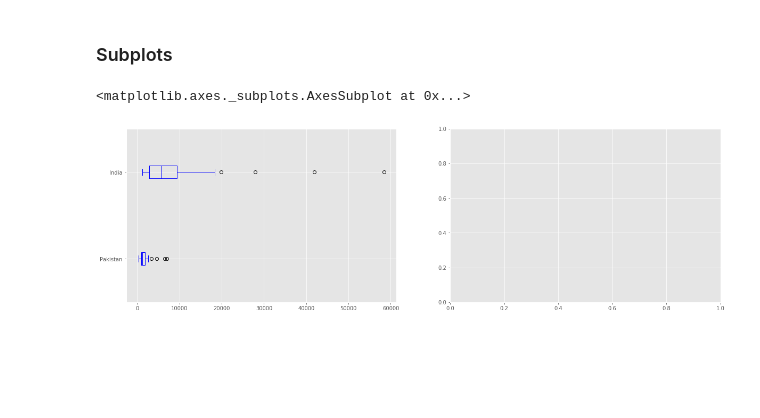
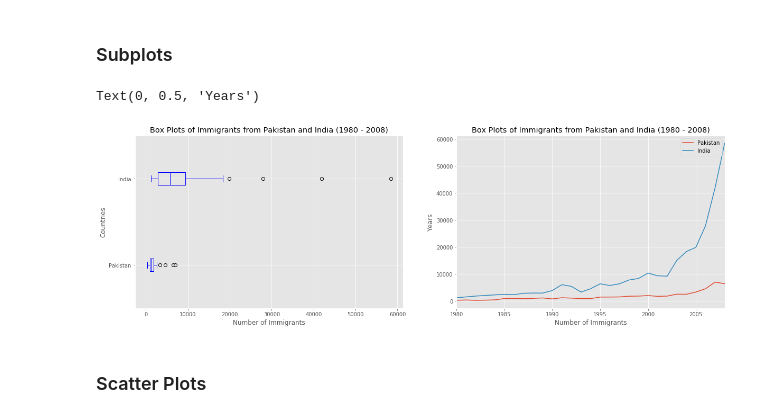
Before and after one commit to AmmaraRazzaq/dataVisualization_with_Python, a Jupyter notebook: Australia_Immigration.ipynb, the cells around one changed output. Saved outputs shown, nothing was run; the diff lists cells and outputs as text; code cells hidden in the pictures; blank space fills up the shorter version.

```diff
--- a/Australia_Immigration.ipynb
+++ b/Australia_Immigration.ipynb
@@ -516,14 +516,22 @@ Text(0, 0.5, 'Number of Immigrants')
 # %%
 fig= plt.figure()
 
 ax0 = fig.add_subplot(1,2,1)
 ax1 = fig.add_subplot(1,2,2)
 
 #subplot1
 df_pi.plot(kind='box',color='blue',vert=False,figsize=(20,6),ax=ax0)
 ax0.set_title('Box Plots of Immigrants from Pakistan and India (1980 - 2008)')
 ax0.set_xlabel('Number of Immigrants')
 ax0.set_ylabel('Countries')
+
+#subplot2
+df_pi.plot(kind='line',figsize=(20,6),ax=ax1)
+ax1.set_title('Box Plots of Immigrants from Pakistan and India (1980 - 2008)')
+ax1.set_xlabel('Number of Immigrants')
+ax1.set_ylabel('Years')
 # %% [output]
-<matplotlib.axes._subplots.AxesSubplot at 0x...>
+Text(0, 0.5, 'Years')
-[figure, old version]
+[figure, new version]
+# %% [markdown]
+### Scatter Plots
```
Also changed, not shown: parts of 9 cells of this notebook.
